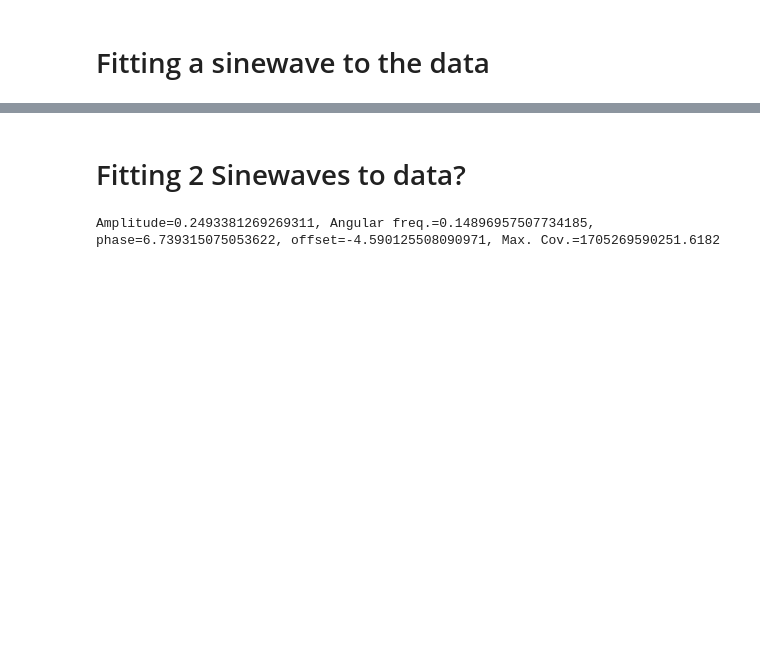
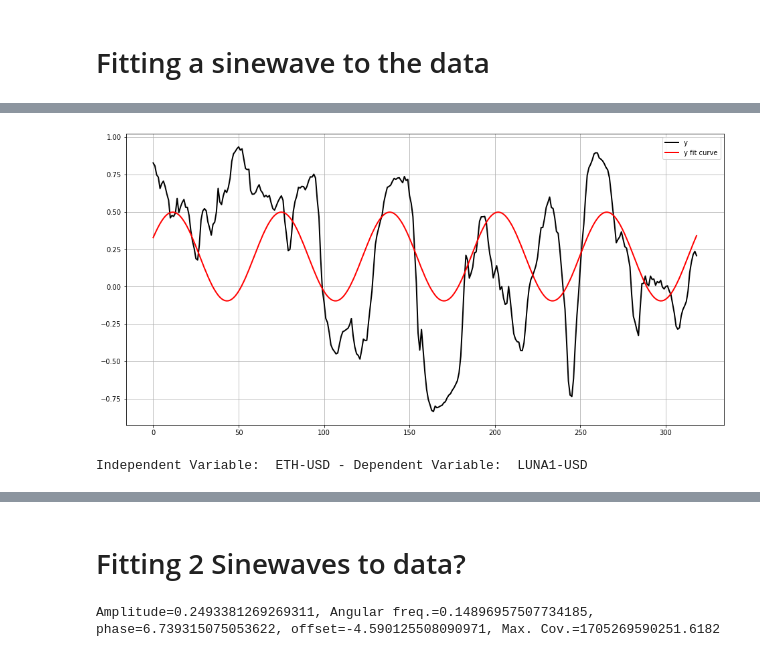
Before and after one commit to surajtirupati/TradingAlgorithms, a Jupyter notebook: crypto/Rolling&Lagged Correlation Analysis.ipynb, the cells around one changed output, grey strips where cells are left out. Saved outputs shown, nothing was run; the diff lists cells and outputs as text; code cells hidden in the pictures; blank space fills up the shorter version.

```diff
--- a/crypto/Rolling&Lagged Correlation Analysis.ipynb
+++ b/crypto/Rolling&Lagged Correlation Analysis.ipynb
@@ -240,0 +380,20 @@ Periodicity of Sine is:  56  Days.
+# %%
+thresh = 0.7
+k = 3
+
+high_corr = pd.DataFrame()
+
+for j in range(0, 2):
+
+    predictor = df_close.iloc[:, j]
+
+    for i in range(2, len(df_close.columns)-1):
+        dependent_var = df_close.iloc[:, i]
+        tmp_df = return_top_perc(predictor, dependent_var, k, thresh)
+        high_corr = pd.concat([high_corr, tmp_df], axis=0)
+
+high_corr = high_corr.sort_values(by= "Percentage > {}".format(thresh), ascending=False)
+
+high_corr = high_corr.reset_index(drop=True)
+
+high_corr
@@ -240,0 +414,24 @@ Periodicity of Sine is:  56  Days.
+# %%
+lags = high_corr.iloc[0]["Lags"]
+
+indep = df_close[high_corr.iloc[0]["Independent Var"]]
+
+dep = df_close[high_corr.iloc[0]["Dependent Var"]]
+
+lag_roll_pears = lag_roll_corr(indep, dep, lags)
+
+# generating the sinewave
+tt = np.arange(0, len(lag_roll_pears), 1)
+res = fit_sin(tt, lag_roll_pears)
+
+plt.figure(figsize=(16,8))
+plt.plot(tt, lag_roll_pears, "-k", label="y", linewidth=2)
+plt.plot(tt, res["fitfunc"](tt), "r-", label="y fit curve", linewidth=2)
+plt.legend(loc="best")
+plt.grid()
+plt.show()
+
+print("Independent Variable: ", high_corr.iloc[0]["Independent Var"], "-", "Dependent Variable: ", high_corr.iloc[0]["Dependent Var"])
+# %% [output]
+[figure, added]
+Independent Variable:  ETH-USD - Dependent Variable:  LUNA1-USD
```
Also changed, not shown: parts of 42 cells of this notebook, 2 other files.
